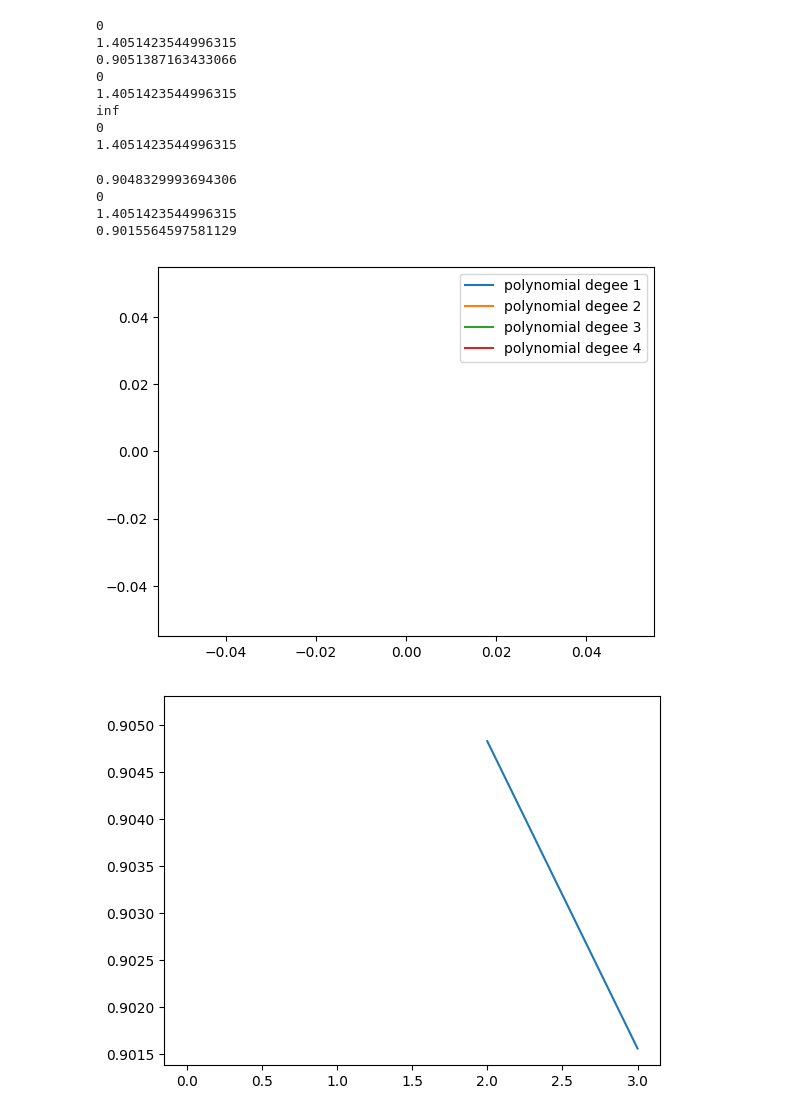
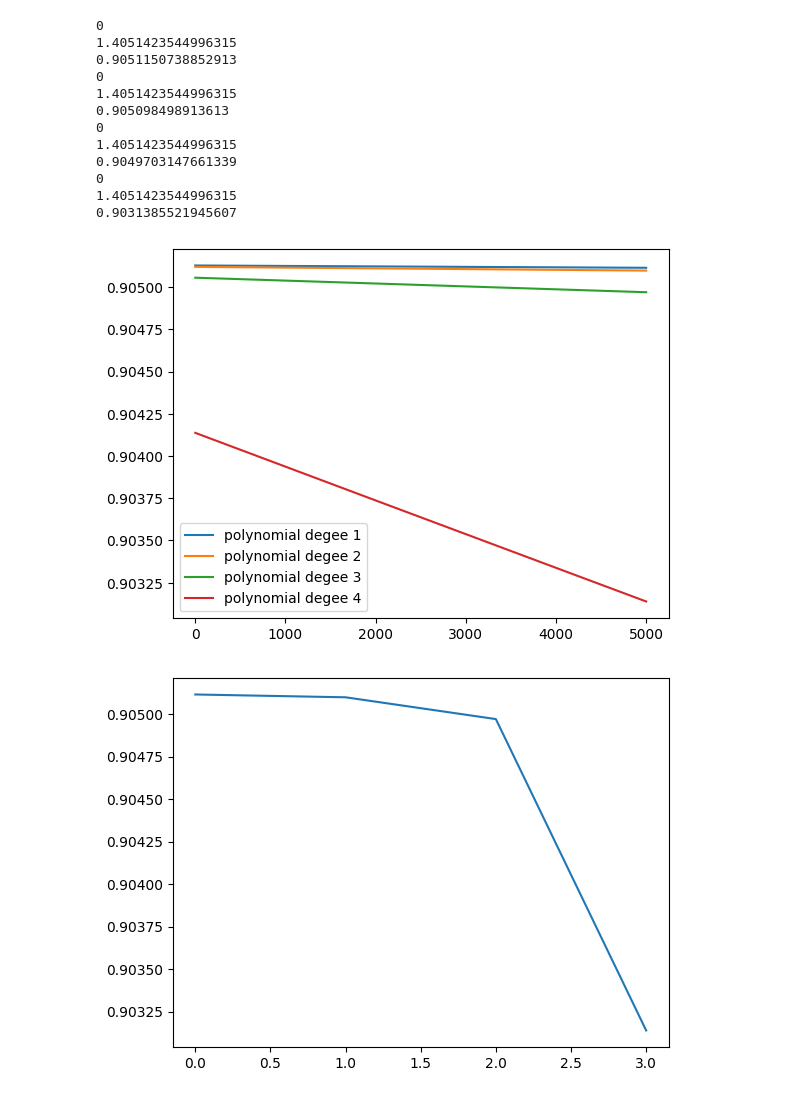
Before and after one commit to Yusup-Badiev/linear_regression, a Jupyter notebook: public_data_milti_variable_linear_regression/car_dataset_price_prediction.ipynb, the cells around one changed output. Drawn from its saved outputs; the diff is of its cells as text; code cells hidden in the pictures.

```diff
--- a/public_data_milti_variable_linear_regression/car_dataset_price_prediction.ipynb
+++ b/public_data_milti_variable_linear_regression/car_dataset_price_prediction.ipynb
@@ -27,7 +27,7 @@ def run_grad_decent(x, y, w, b, alpha):
     return new_w, new_b
 
 #kdef run_linear_regression(x, y, alpha = .004, iter = 100000):
-def run_linear_regression(x, y, alpha = .004, iter = 1000):
+def run_linear_regression(x, y, alpha = .004, iter = int(1e4)):
     update_alpha = True
     j = x.shape[1]
     w = np.zeros([j, 1])
@@ -37,14 +37,17 @@ def run_linear_regression(x, y, alpha = .004, iter = 1000):
     cost_history.append(compute_cost(x, y, w, b))
     print(cost_history[-1])
     for _ in range(iter):
-        w, b = run_grad_decent(x, y, w, b, alpha)
+        new_w, new_b = run_grad_decent(x, y, w, b, alpha)
         cost_history.append(compute_cost(x, y, w, b))
         if update_alpha:
             if cost_history[-1] < cost_history[-2]:
-                alpha += .0001
+                alpha += .0010
             else:
-                alpha -= .0002
+                alpha -= .0010
                 update_alpha = False
+                new_w, new_b = w, b
+                cost_history.pop(-1)
+        w, b = new_w, new_b
     print(compute_cost(x, y, w, b))
     return w, b, cost_history
 # %%
@@ -137,39 +140,39 @@ for i in range(polynomial_degree):
 for i in range(len(cost_histories)):
     x = cost_histories[i]
     # skip the first 400 training iterations in our visualiztion make the differaces in the lines in our graph visable.
-    plt.plot(x[1600:], label = f"polynomial degee {i+1}")
+    plt.plot(x[5000:], label = f"polynomial degee {i+1}")
 
 plt.legend()
 plt.show()
 
 final_cost = []
 
 for i in range(len(cost_histories)):
     final_cost.append(cost_histories[i][-1])
 
 plt.plot(final_cost)
 plt.show()
 
 for architecture in polynomial_architectures:
     # run_linear_regression(architecture, y)
     # Get train set x and y
     # Get validation set x and y
     # Train on train set
     # Save cost of traing set
     # Save cost of validation set
     pass
 # %% [output]
 0
 1.4051423544996315
-0.9051387163433066
+0.9051150738852913
 0
 1.4051423544996315
-inf
+0.905098498913613
 0
 1.4051423544996315
+0.9049703147661339
+0
+1.4051423544996315
+0.9031385521945607
-0.9048329993694306
-0
-1.4051423544996315
-0.9015564597581129
-[figure, old version]
+[figure, new version]
-[figure, old version]
+[figure, new version]
```
